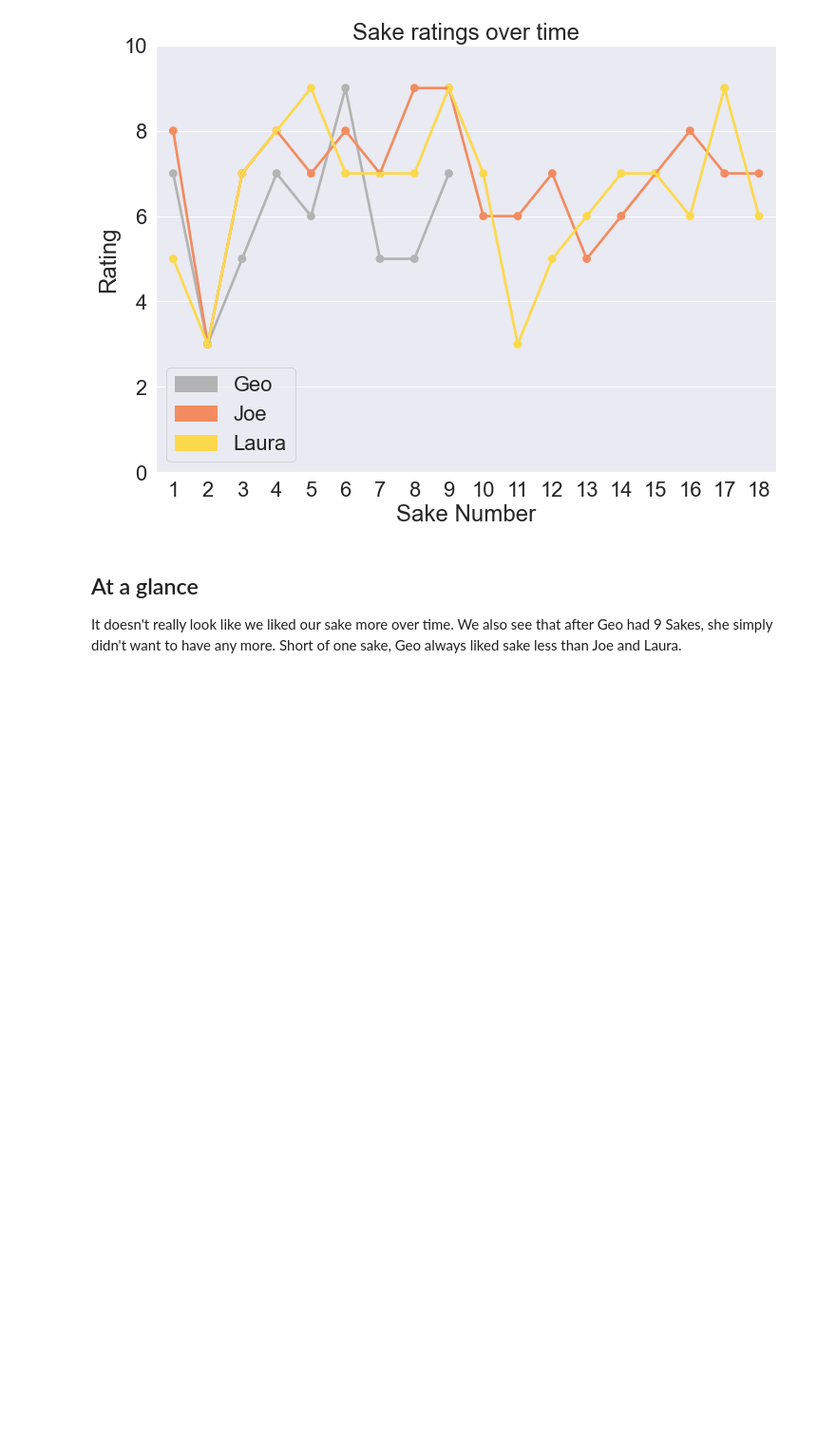
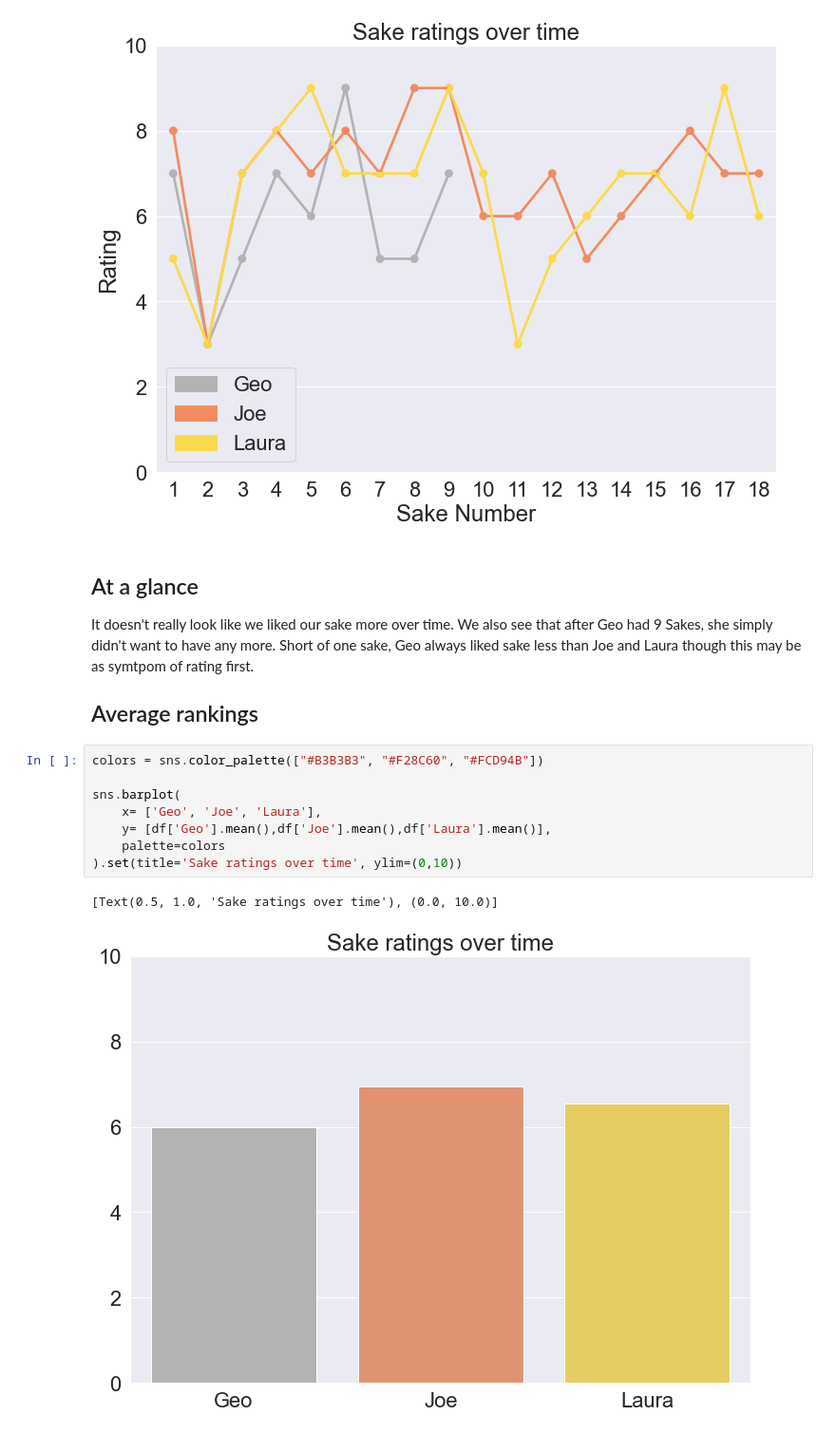
Before and after one commit to joseph-allen/sake-tasting, a Jupyter notebook: SakeAnalysis.ipynb, the cells around one changed output. Shown at 95% size. Drawn from its saved outputs; the diff is of its cells as text; blank space fills up the shorter version.

Commit message:
General sake comparisons

```diff
--- a/SakeAnalysis.ipynb
+++ b/SakeAnalysis.ipynb
@@ -69,4 +62,17 @@ plt.legend(labels=["Geo","Joe","Laura"],handles=[grey_patch,orange_patch,yellow_
 [figure]
 # %% [markdown]
 ## At a glance
-It doesn't really look like we liked our sake more over time. We also see that after Geo had 9 Sakes, she simply didn't want to have any more. Short of one sake, Geo always liked sake less than Joe and Laura.
+It doesn't really look like we liked our sake more over time. We also see that after Geo had 9 Sakes, she simply didn't want to have any more. Short of one sake, Geo always liked sake less than Joe and Laura though this may be as symtpom of rating first.
+
+## Average rankings
+# %%
+colors = sns.color_palette(["#B3B3B3", "#F28C60", "#FCD94B"])
+
+sns.barplot(
+    x= ['Geo', 'Joe', 'Laura'],
+    y= [df['Geo'].mean(),df['Joe'].mean(),df['Laura'].mean()],
+    palette=colors
+).set(title='Sake ratings over time', ylim=(0,10))
+# %% [output]
+[Text(0.5, 1.0, 'Sake ratings over time'), (0.0, 10.0)]
+[figure, added]
```
Also changed, not shown: parts of 22 cells of this notebook, 1 other file.
